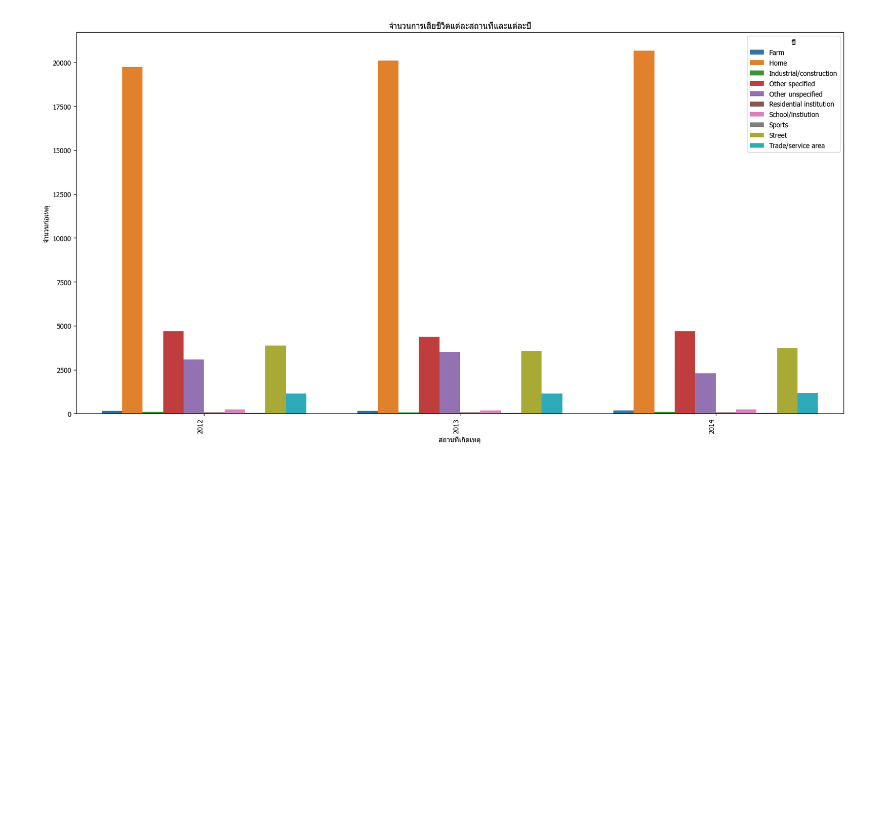
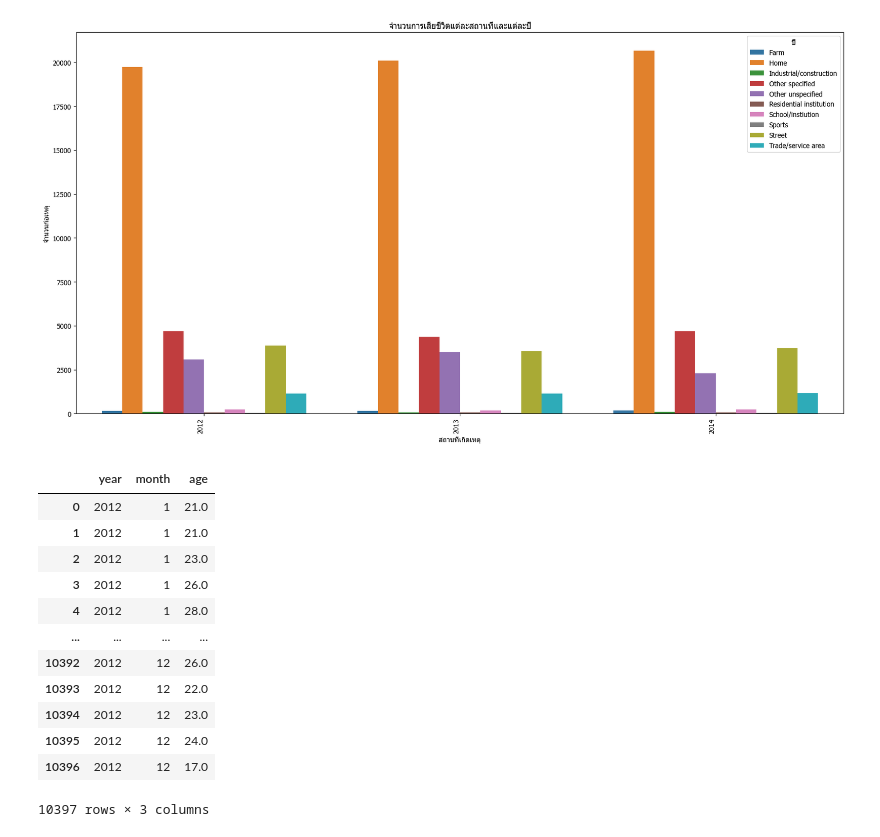
Before and after one commit to ThaphatTT/FinalDataAnalytics, a Jupyter notebook: GunAndDeathsInAmerica.ipynb, the cells around one changed output. Cells and saved outputs as stored; diff of their text form; code cells hidden in the pictures; blank space fills up the shorter version.

```diff
--- a/GunAndDeathsInAmerica.ipynb
+++ b/GunAndDeathsInAmerica.ipynb
@@ -179,3 +179,44 @@ plt.legend(title='ปี', bbox_to_anchor=(1, 1))
 plt.show()
 # %% [output]
 [figure]
+# %%
+filter={
+    'year': {
+        '$eq': 2012,
+    },
+    'age':{
+        '$gte' : 0,
+        '$lte' : 29
+    }
+}
+project={
+    '_id': 0,
+    'year': 1,
+    'month': 1,
+    'age': 1
+}
+sort=list({
+    'month': 1
+}.items())
+
+result4 = mycol.find(
+  filter=filter,
+  projection=project,
+  sort=sort
+)
+data4 = pd.DataFrame(list(result4))
+data4
+# %% [output]
+|  | year | month | age |
+| 0 | 2012 | 1 | 21.0 |
+| 1 | 2012 | 1 | 21.0 |
+| 2 | 2012 | 1 | 23.0 |
+| 3 | 2012 | 1 | 26.0 |
+| 4 | 2012 | 1 | 28.0 |
+| ... | ... | ... | ... |
+| 10392 | 2012 | 12 | 26.0 |
+| 10393 | 2012 | 12 | 22.0 |
+| 10394 | 2012 | 12 | 23.0 |
+| 10395 | 2012 | 12 | 24.0 |
+| 10396 | 2012 | 12 | 17.0 |
+10397 rows × 3 columns
```
Also changed, not shown: parts of 3 cells of this notebook.
